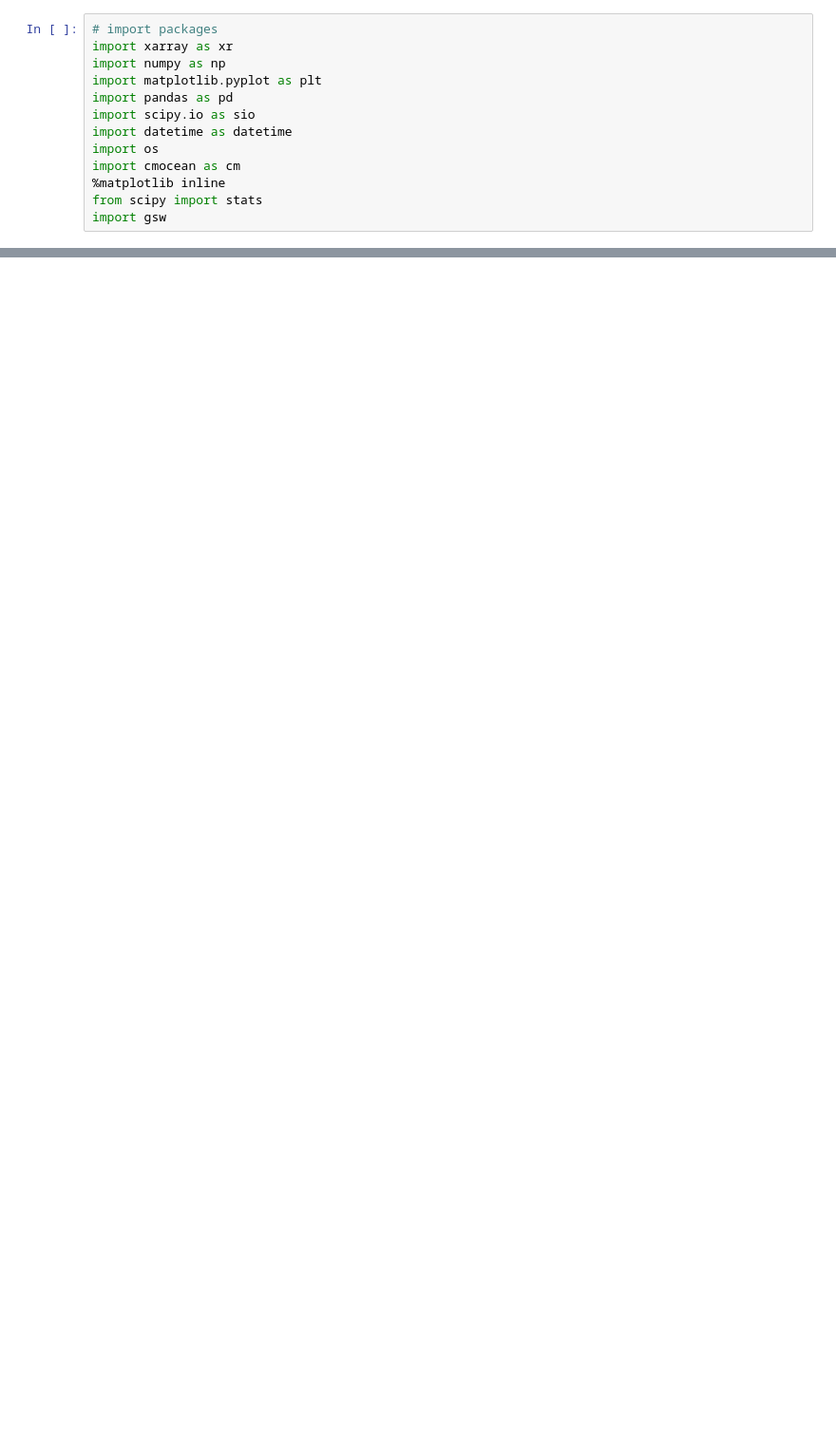
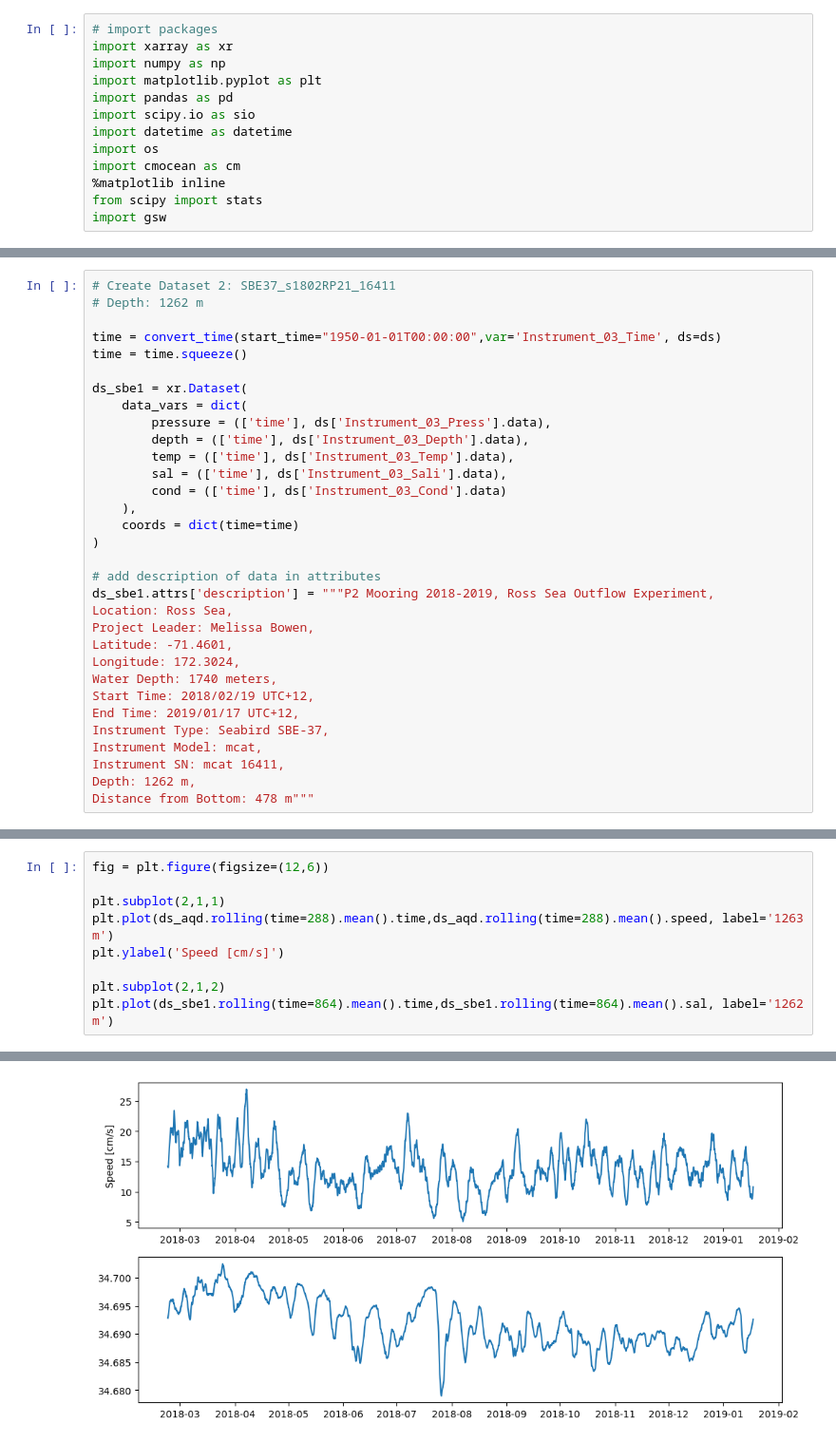
Before and after one commit to MackenzieBlanusa/TNB_tools, a Jupyter notebook: momentum_balance/P2_P3_RSO2018_DataPrep.ipynb, the cells around one changed output, grey strips where cells are left out. Shown at 95% size. Saved outputs shown, nothing was run; the diff lists cells and outputs as text; blank space fills up the shorter version.

```diff
--- a/momentum_balance/P2_P3_RSO2018_DataPrep.ipynb
+++ b/momentum_balance/P2_P3_RSO2018_DataPrep.ipynb
@@ -74,0 +116,32 @@ Attributes:
+# %%
+# Create Dataset 2: SBE37_s1802RP21_16411
+# Depth: 1262 m
+
+time = convert_time(start_time="1950-01-01T00:00:00",var='Instrument_03_Time', ds=ds)
+time = time.squeeze()
+
+ds_sbe1 = xr.Dataset(
+    data_vars = dict(
+        pressure = (['time'], ds['Instrument_03_Press'].data),
+        depth = (['time'], ds['Instrument_03_Depth'].data),
+        temp = (['time'], ds['Instrument_03_Temp'].data),
+        sal = (['time'], ds['Instrument_03_Sali'].data),
+        cond = (['time'], ds['Instrument_03_Cond'].data)
+    ),
+    coords = dict(time=time)
+)
+
+# add description of data in attributes
+ds_sbe1.attrs['description'] = """P2 Mooring 2018-2019, Ross Sea Outflow Experiment,
+Location: Ross Sea,
+Project Leader: Melissa Bowen,
+Latitude: -71.4601,
+Longitude: 172.3024,
+Water Depth: 1740 meters,
+Start Time: 2018/02/19 UTC+12,
+End Time: 2019/01/17 UTC+12,
+Instrument Type: Seabird SBE-37,
+Instrument Model: mcat,
+Instrument SN: mcat 16411,
+Depth: 1262 m,
+Distance from Bottom: 478 m"""
@@ -74,0 +306,10 @@ Attributes:
+# %%
+fig = plt.figure(figsize=(12,6))
+
+plt.subplot(2,1,1)
+plt.plot(ds_aqd.rolling(time=288).mean().time,ds_aqd.rolling(time=288).mean().speed, label='1263 m')
+plt.ylabel('Speed [cm/s]')
+
+plt.subplot(2,1,2)
+plt.plot(ds_sbe1.rolling(time=864).mean().time,ds_sbe1.rolling(time=864).mean().sal, label='1262 m')
+# %% [output]
@@ -74,0 +317 @@ Attributes:
+[figure, added]
```
Also changed, not shown: parts of 36 cells of this notebook.
